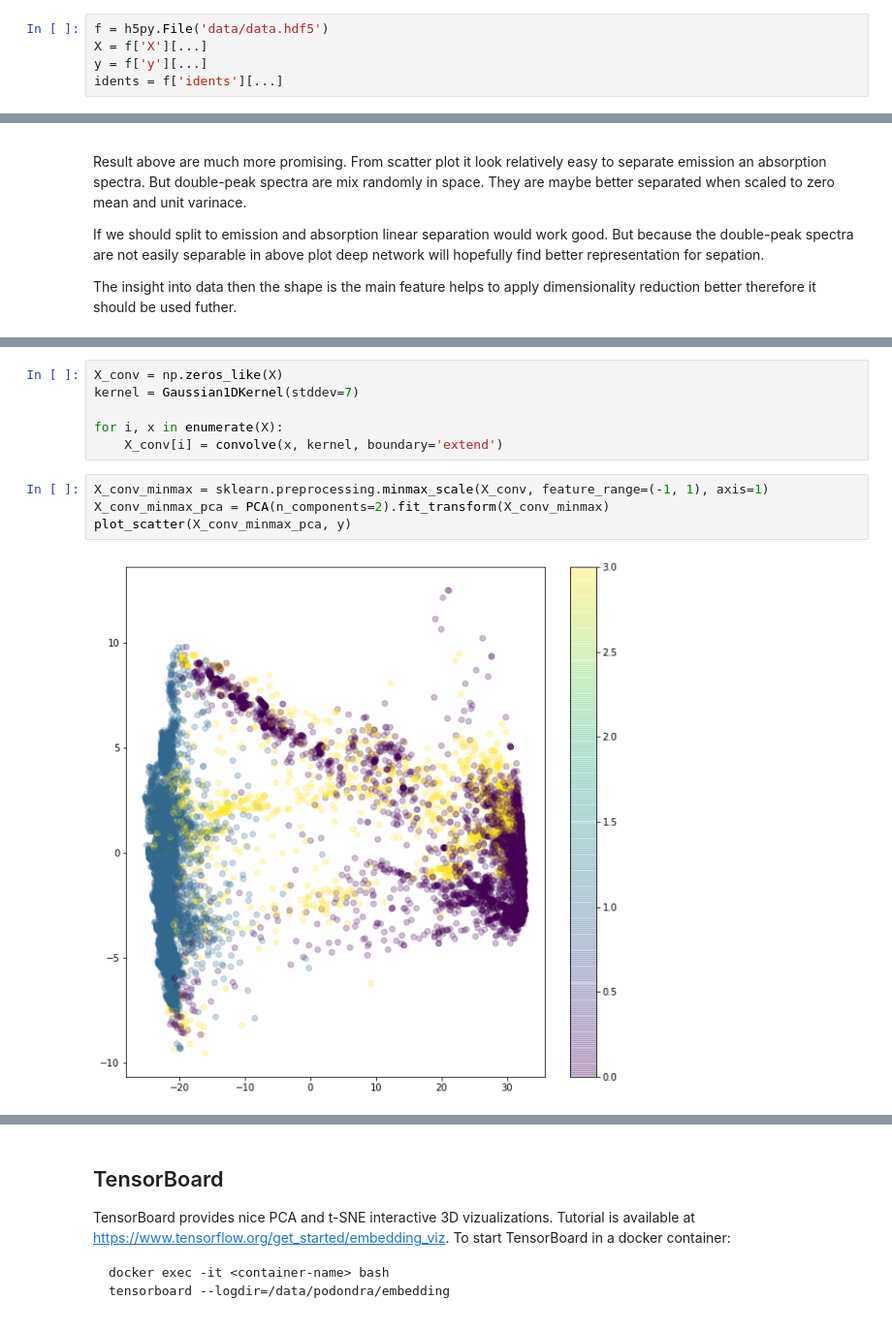
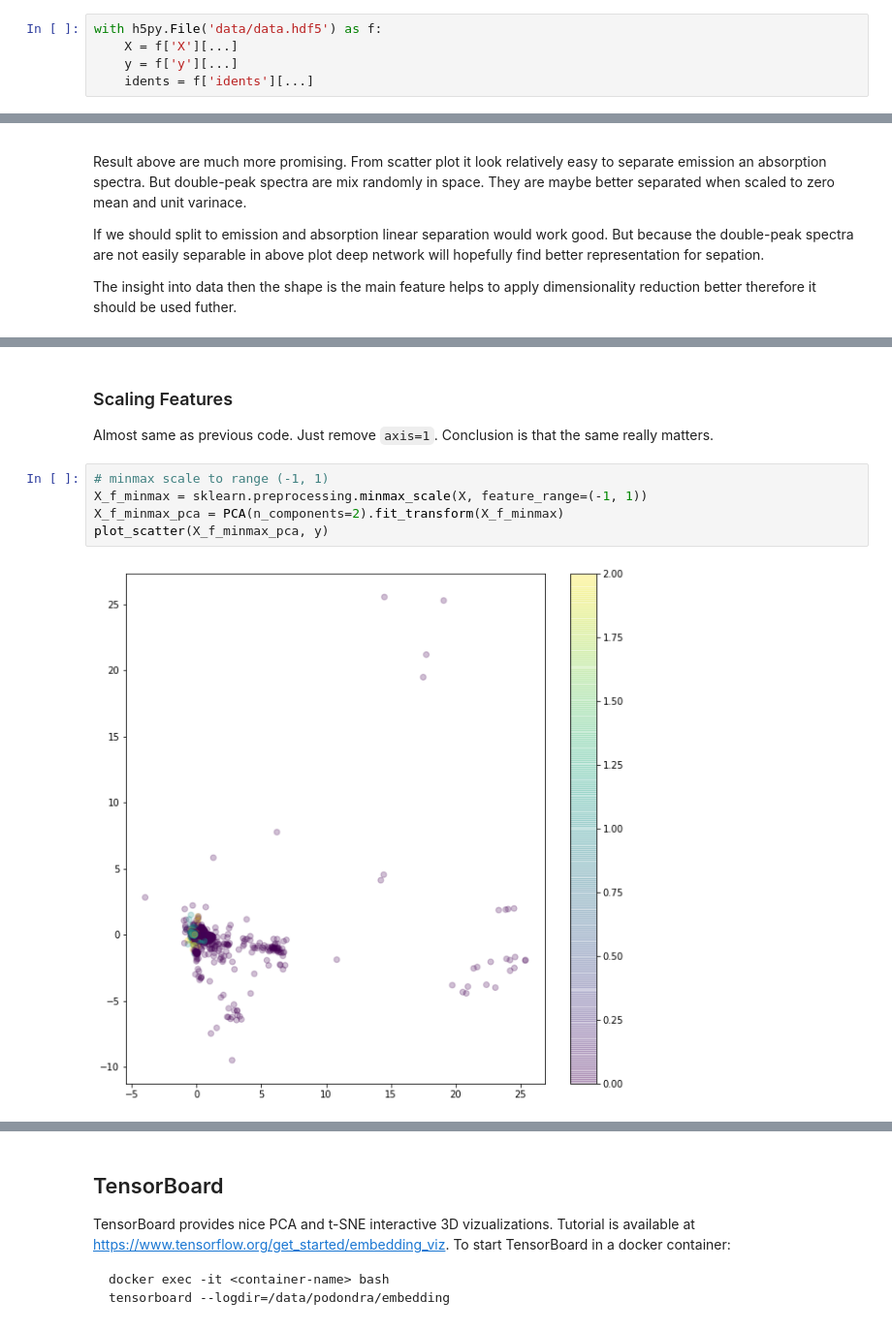
Before and after one commit to podondra/bt-spectraldl, a Jupyter notebook: notebooks/07-dimensionality.ipynb, the cells around one changed output, grey strips where cells are left out. Shown at 97% size. Cells and saved outputs as stored; diff of their text form.

```diff
--- a/notebooks/07-dimensionality.ipynb
+++ b/notebooks/07-dimensionality.ipynb
@@ -25,10 +21,10 @@ from astropy.convolution import Gaussian1DKernel, convolve
 # log directory for data serialization
 LOG_DIR = '/tb-embedding/'
 # %%
-f = h5py.File('data/data.hdf5')
-X = f['X'][...]
-y = f['y'][...]
-idents = f['idents'][...]
+with h5py.File('data/data.hdf5') as f:
+    X = f['X'][...]
+    y = f['y'][...]
+    idents = f['idents'][...]
 # %%
 def plot_scatter(X, y):
     '''Plot scatter plot of point from X. X is of shape (n_samples, 2).'''
@@ -139,14 +125,14 @@ This is expected behavior as covolution convert double-peak spectra to one of ot
-# %%
-X_conv = np.zeros_like(X)
-kernel = Gaussian1DKernel(stddev=7)
-
-for i, x in enumerate(X):
-    X_conv[i] = convolve(x, kernel, boundary='extend')
+# %% [markdown]
+### Scaling Features
+
+Almost same as previous code. Just remove `axis=1`.
+Conclusion is that the same really matters.
 # %%
-X_conv_minmax = sklearn.preprocessing.minmax_scale(X_conv, feature_range=(-1, 1), axis=1)
-X_conv_minmax_pca = PCA(n_components=2).fit_transform(X_conv_minmax)
-plot_scatter(X_conv_minmax_pca, y)
+# minmax scale to range (-1, 1)
+X_f_minmax = sklearn.preprocessing.minmax_scale(X, feature_range=(-1, 1))
+X_f_minmax_pca = PCA(n_components=2).fit_transform(X_f_minmax)
+plot_scatter(X_f_minmax_pca, y)
 # %% [output]
-[figure, old version]
+[figure, new version]
 # %%
 # for np.float32 there are numerical issues
```
Also changed, not shown: parts of 14 cells of this notebook, 5 other files.
